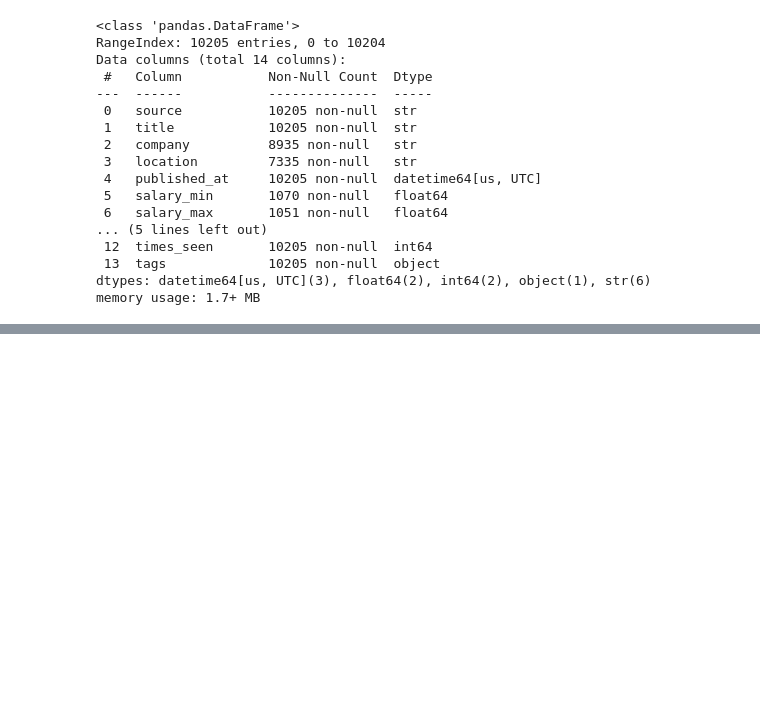
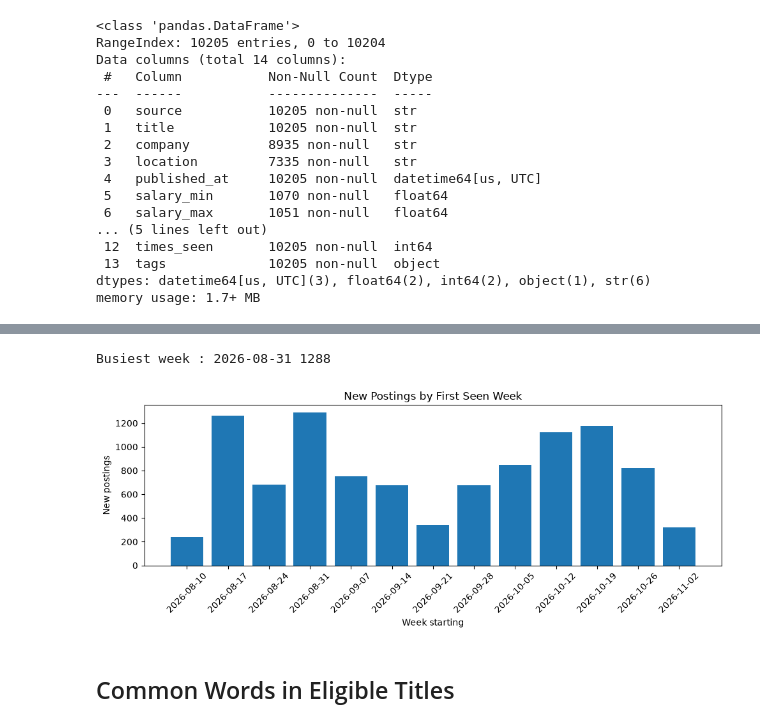
Before and after one commit to Dawngend/dawn-projects, a Jupyter notebook: market_notebook/market_notebook.ipynb, the cells around one changed output, grey strips where cells are left out. Drawn from its saved outputs; the diff is of its cells as text; code cells hidden in the pictures; blank space fills up the shorter version.

```diff
--- a/market_notebook/market_notebook.ipynb
+++ b/market_notebook/market_notebook.ipynb
@@ -177,0 +219,3 @@ The CSV has 10,205 rows and 14 columns. remoteok contributes the most postings a
+# %%
+week_counts = df["first_seen_at"].dt.tz_convert(None).dt.to_period("W").dt.start_time.value_counts().sort_index()
+week_counts
@@ -177,0 +238,17 @@ The CSV has 10,205 rows and 14 columns. remoteok contributes the most postings a
+# %%
+print("Busiest week :", week_counts.idxmax().strftime("%Y-%m-%d"), int(week_counts.max()))
+# %% [output]
+Busiest week : 2026-08-31 1288
+# %%
+plt.figure(figsize=(10, 4))
+plt.bar(week_counts.index.strftime("%Y-%m-%d"), week_counts.values)
+plt.xlabel("Week starting")
+plt.ylabel("New postings")
+plt.title("New Postings by First Seen Week")
+plt.xticks(rotation=45)
+plt.tight_layout()
+plt.show()
+# %% [output]
+[figure, added]
+# %% [markdown]
+## Common Words in Eligible Titles
```
Also changed, not shown: parts of 24 cells of this notebook.
